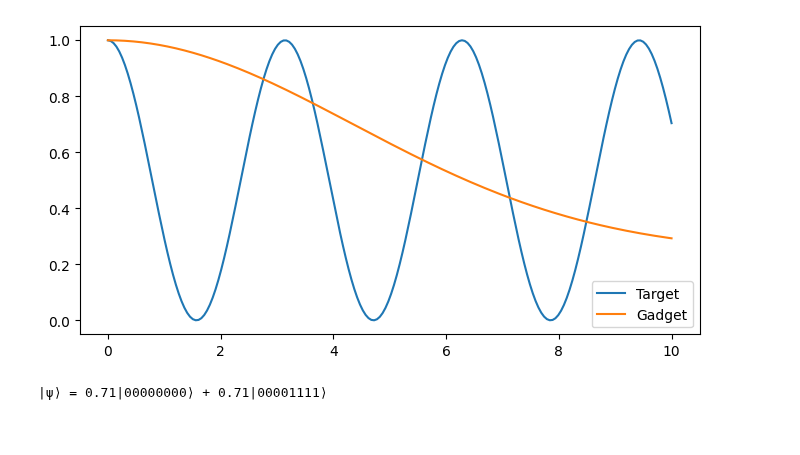
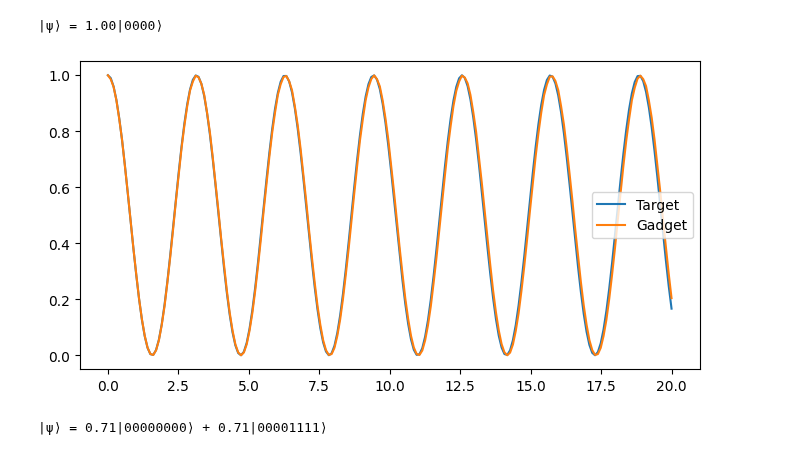
Before and after one commit to chenscheimq/QEC, a Jupyter notebook: Gadgets/krylov_checking.ipynb, the cells around one changed output. Cells and saved outputs as stored; diff of their text form; code cells hidden in the pictures.

```diff
--- a/Gadgets/krylov_checking.ipynb
+++ b/Gadgets/krylov_checking.ipynb
@@ -216,8 +217,9 @@ def prep_gadget(perturbation_factor, hs, total_logic_qbits):
             if op == I:
                 continue
 
+            print("Lambda")
             full_v = prep_v_gad(k, op, index, j, aux_count_v, current_position, ks)
-            v_aux = prep_v_aux(k, op, index, j, aux_count_v, current_position, ks)
+            # v_aux = prep_v_aux(k, op, index, j, aux_count_v, current_position, ks)
             aux_count_v += 1
 
             H_gad += perturbation_factor*full_v
@@ -231,7 +233,7 @@ def prep_gadget(perturbation_factor, hs, total_logic_qbits):
 
 
 
-h1 = [X, Z, Z, X]
+h1 = [X, Y, Z, X]
 h2 = [X, Z, X, X]
 h3 = [X, I, Y, I]
 
@@ -240,7 +242,7 @@ hs = [h1]
 # Parameters
 total_logic_qbits = 4  # Number of logical qubits
 
-perturbation_factor = 0.1
+perturbation_factor = 0.05
 tot_space, H_gad, ks, H_anc, VLambda = prep_gadget(perturbation_factor, hs, total_logic_qbits)
 # %% [output]
 tensor(I, I, I, I, Z, Z, I, I)
@@ -312,26 +326,31 @@ Heff eigenstates: [[2, 2, 2, 2, 2, 2, 2, 2], [2, 2, 2, 2, 2, 2, 2, 2]]
 # %%
-# Create the |++++> state (Hadamard applied to |0000>)
-hadamard = qutip.core.gates.hadamard_transform(1)  # Single-qubit Hadamard
+hadamard = qutip.core.gates.hadamard_transform(1)
 
-num_hadamard_qubits = 4
-plus_state_anc = (tensor([basis(2, 0) for _ in range(num_hadamard_qubits)]) +
-                  tensor([basis(2, 1) for _ in range(num_hadamard_qubits)])).unit()
-zero_state_target = tensor([basis(2, 0) for _ in range(num_hadamard_qubits)])
+plus_state_anc = (tensor([basis(2, 0) for _ in range(k)]) +
+                  tensor([basis(2, 1) for _ in range(k)])).unit()
+zero_state_target = tensor([basis(2, 0) for _ in range(total_logic_qbits)])
 
-times = np.linspace(0, 10, 200)
+times = np.linspace(0, 20, 200)
 
 initial_gad = tensor(zero_state_target, plus_state_anc)
+initial_target = zero_state_target
 
-evolution_gad = sesolve(Heff, initial_gad, times, e_ops=[initial_gad*initial_gad.dag()])
-evolution = sesolve(tensor(h1), zero_state_target, times, e_ops=[zero_state_target*zero_state_target.dag()])
+print_quantum_state_as_superposition(initial_target)
+
+fact = math.factorial(k-1) / (-k*(-perturbation_factor)**k)
+fact = fact / k
+
+evolution_gad = sesolve(fact * Heff, initial_gad, times, e_ops=[initial_gad*initial_gad.dag()], options={'nsteps':100000})
+evolution = sesolve(tensor(h1), initial_target, times, e_ops=[initial_target*initial_target.dag()])
 
 plt.figure(figsize=(8,4))
 plt.plot(times, evolution.expect[0], label=r"Target")
 plt.plot(times, evolution_gad.expect[0], label=r"Gadget")
 plt.legend()
 plt.show()
 # %% [output]
+|ψ⟩ = 1.00|0000⟩
-[figure, old version]
+[figure, new version]
 # %%
 H_time_independent = [X,Z,X,X]
 H_ind_gad = tensor(H_time_independent + [I for _ in range(sum(ks))])
```
Also changed, not shown: parts of 3 cells of this notebook.
